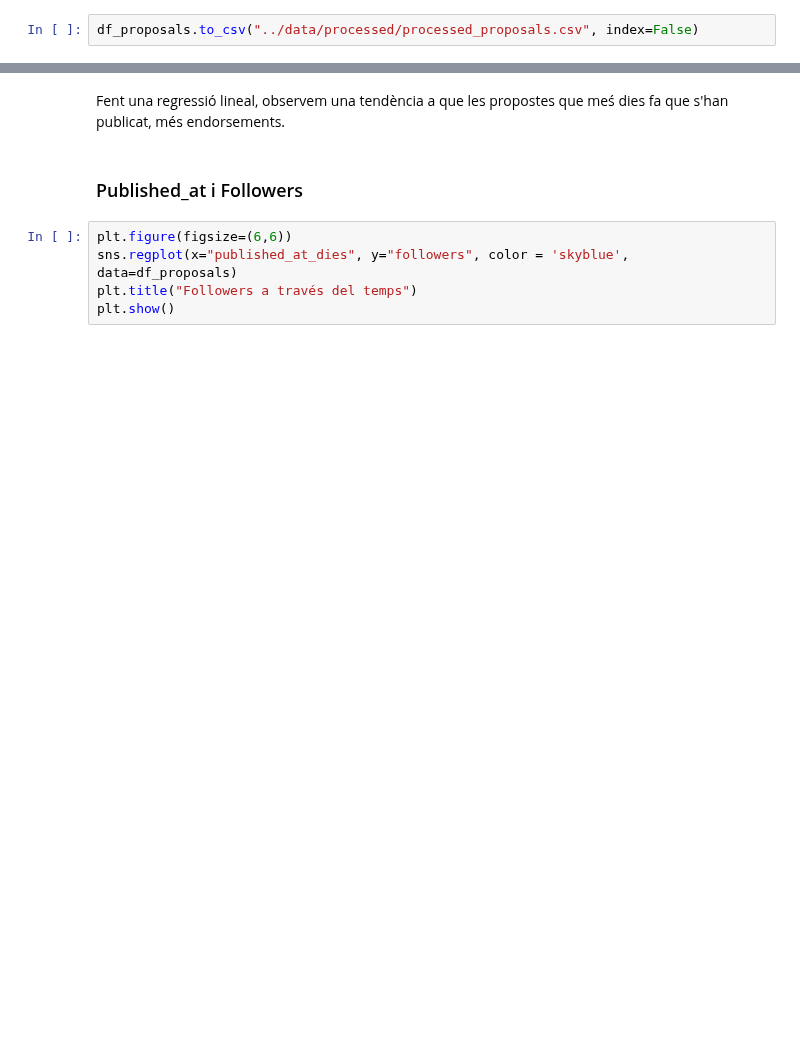
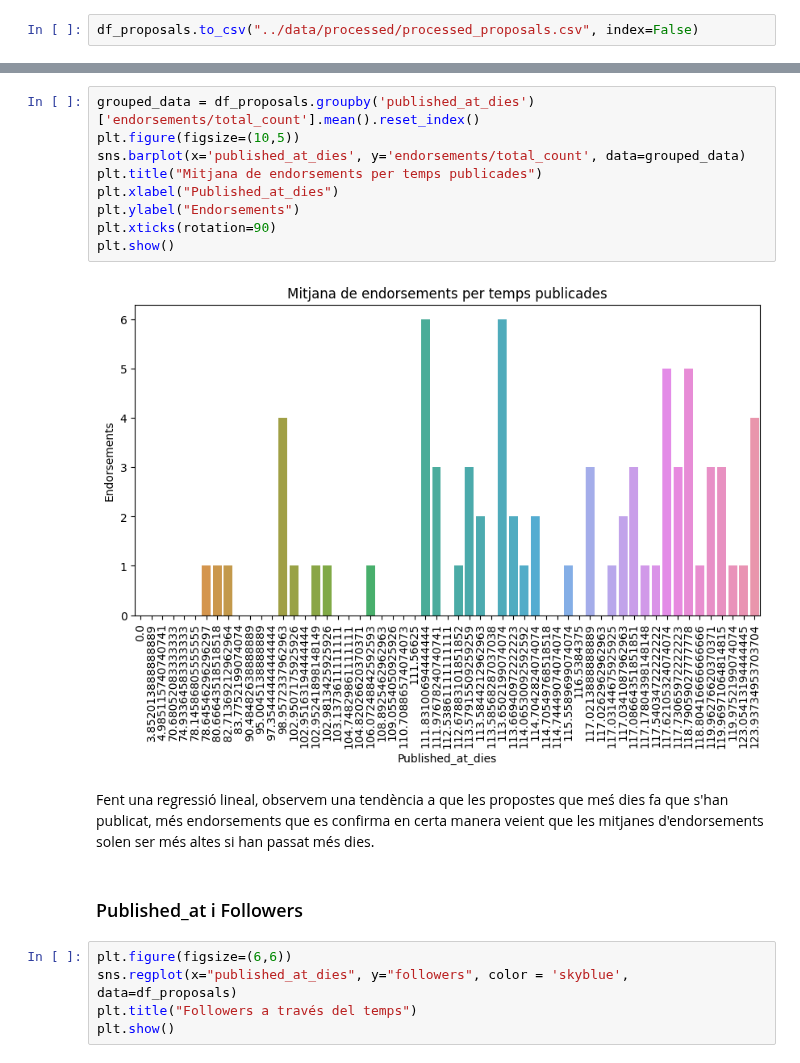
Before and after one commit to NoOPeEKS/dades-assemblea-clima, a Jupyter notebook: notebooks/exploracio_csv.ipynb, the cells around one changed output, grey strips where cells are left out. Saved outputs shown, nothing was run; the diff lists cells and outputs as text; blank space fills up the shorter version.

```diff
--- a/notebooks/exploracio_csv.ipynb
+++ b/notebooks/exploracio_csv.ipynb
@@ -854,5 +882,16 @@ plt.show()
+# %%
+grouped_data = df_proposals.groupby('published_at_dies')['endorsements/total_count'].mean().reset_index()
+plt.figure(figsize=(10,5))
+sns.barplot(x='published_at_dies', y='endorsements/total_count', data=grouped_data)
+plt.title("Mitjana de endorsements per temps publicades")
+plt.xlabel("Published_at_dies")
+plt.ylabel("Endorsements")
+plt.xticks(rotation=90)
+plt.show()
+# %% [output]
+[figure, added]
 # %% [markdown]
-Fent una regressió lineal, observem una tendència a que les propostes que meś dies fa que s'han publicat, més endorsements.
+Fent una regressió lineal, observem una tendència a que les propostes que meś dies fa que s'han publicat, més endorsements que es confirma en certa manera veient que les mitjanes d'endorsements solen ser més altes si han passat més dies.
 # %% [markdown]
 ### Published_at i Followers
 # %%
```
Also changed, not shown: parts of 15 cells of this notebook.
